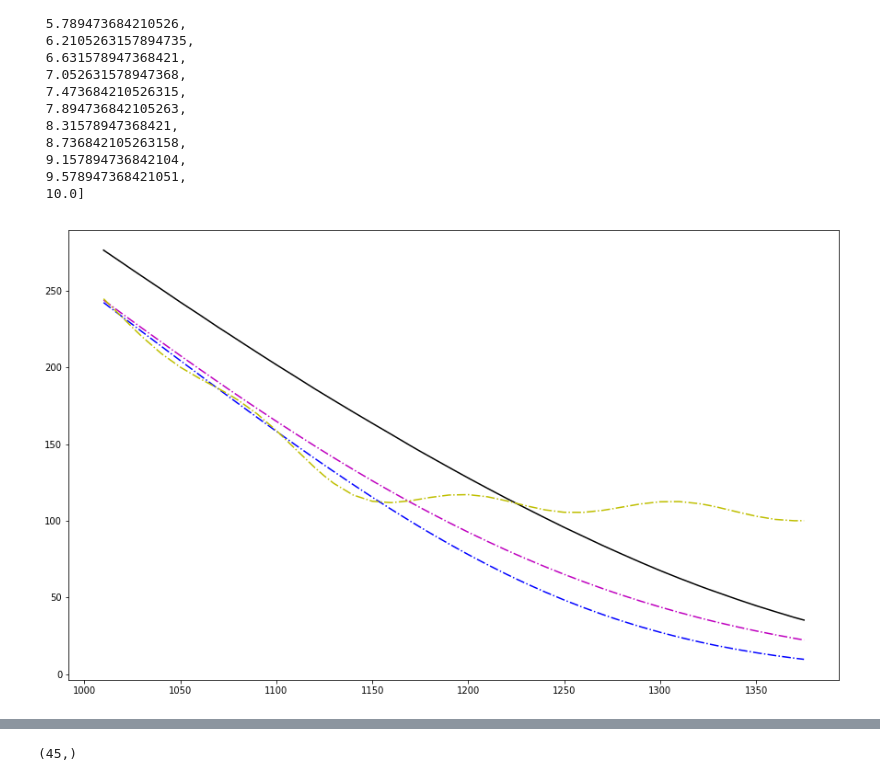
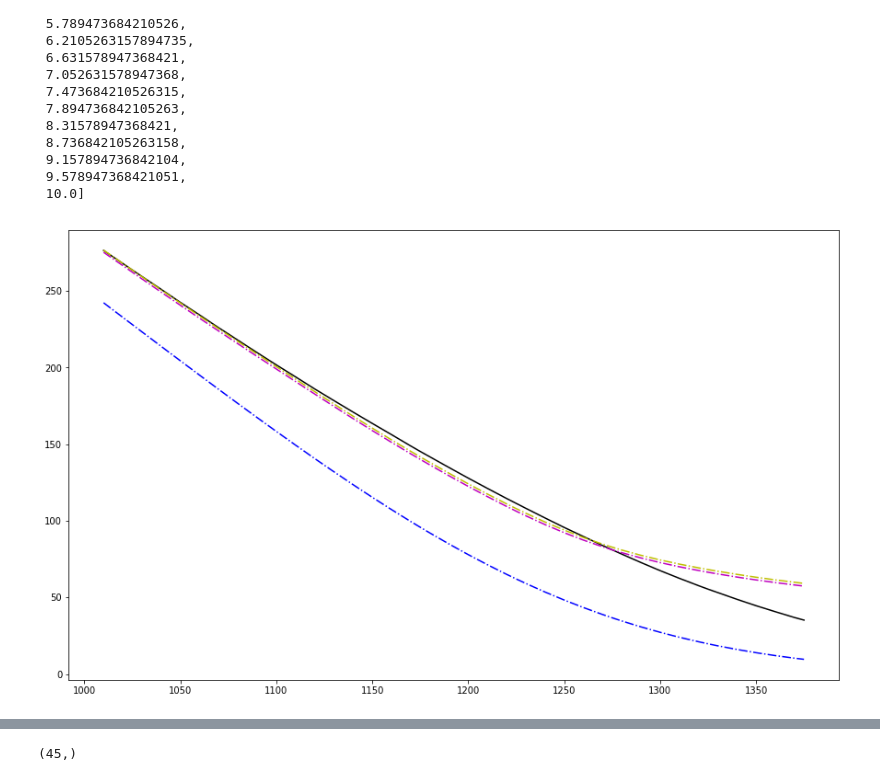
Before and after one commit to shvimas/diploma, a Jupyter notebook: notebooks/heston.ipynb, the cells around one changed output, grey strips where cells are left out. Saved outputs shown, nothing was run; the diff lists cells and outputs as text; code cells hidden in the pictures.

```diff
--- a/notebooks/heston.ipynb
+++ b/notebooks/heston.ipynb
@@ -84,11 +84,11 @@ kappas[:]
 # %%
 p = pl.plot(  # *predicted_kappa,
     strikes, data.prices[is_call][day][:-10], "k-",
     strikes, he.price_heston(args=args, pars=(5.10944827e+00, 5.93251547e-03, 2.81152494e-05,
                                               4.93769921e-02, 1.01083722e-03)), "b-.",
-    strikes, he.price_heston(args=args, pars=(5.22315635e-01, 2.66564927e-02, 1.08528697e-05,
-                                              2.73492260e-01, 3.44132679e-03)), "m-.",
-    strikes, he.price_heston(args=args, pars=(0.6878842107182094, 1e-07, 1.4044928968875983,
-                                              1.0, 0.14012355706237792)), "y-.")
+    strikes, he.price_heston(args=args, pars=(0.07113125,  0.11028212,  2.0111178,
+                                              0, 0.09534668)), "m-.",
+    strikes, he.price_heston(args=args, pars=(0.03004374455815602, 0.02711322443113005, 1.9746283135615887,
+                                              0.00019123809579942708, 0.10315832344591712)), "y-.")
 # %% [output]
-[figure, old version]
+[figure, new version]
```
Also changed, not shown: parts of 5 cells of this notebook, 5 other files.
